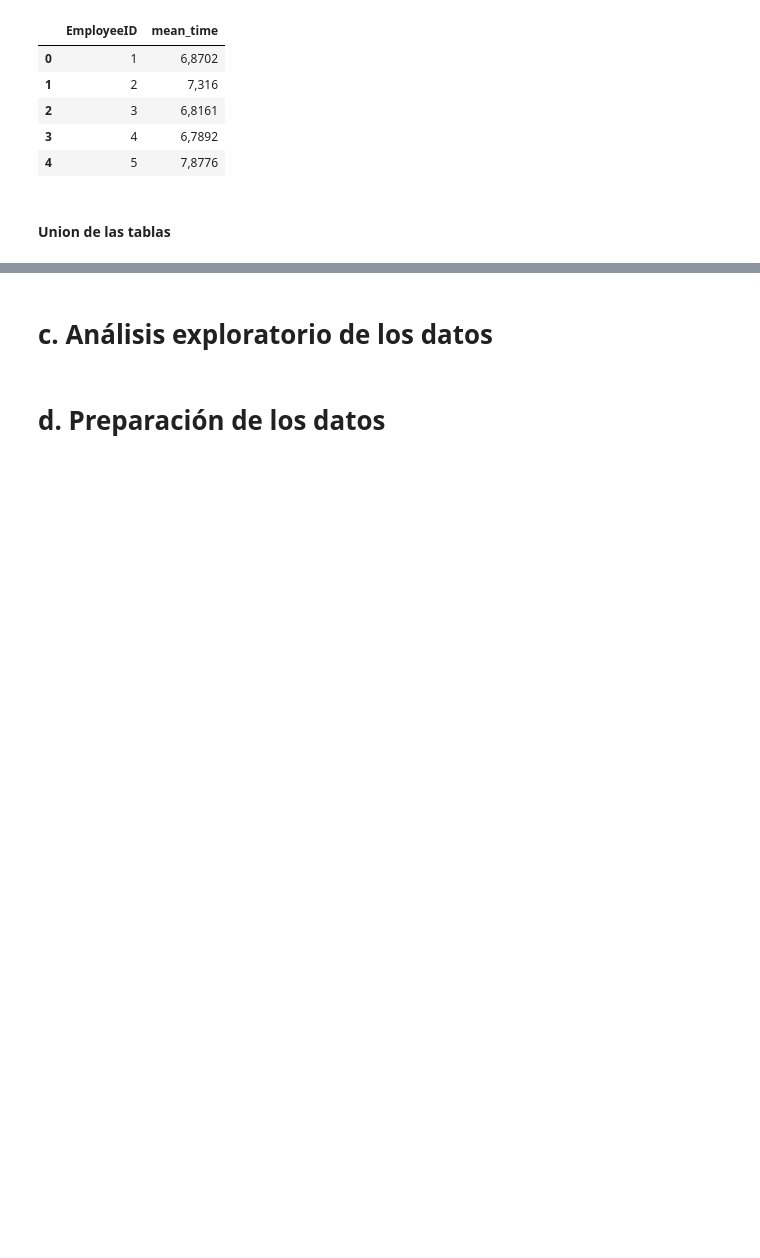
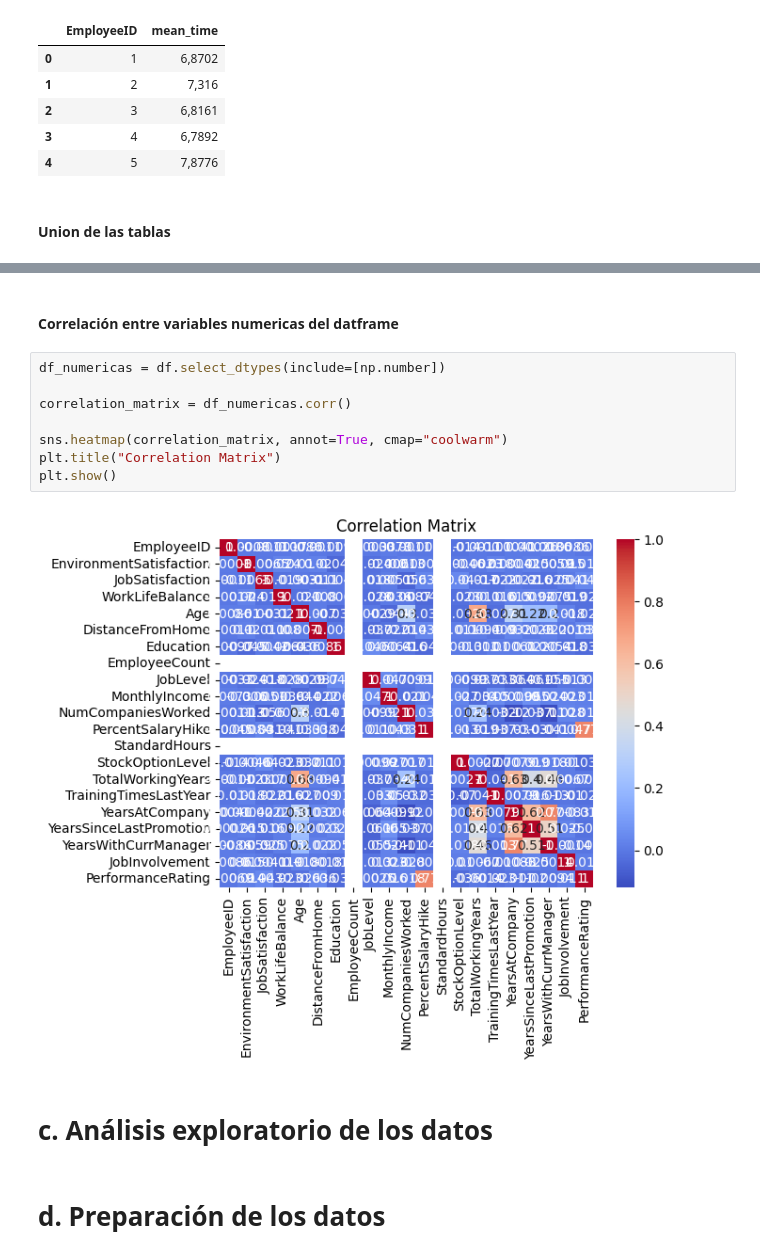
Before and after one commit to Nat280200/PROYECTO_ANALITICA_II, a Jupyter notebook: Entrega_uno.ipynb, the cells around one changed output, grey strips where cells are left out. Drawn from its saved outputs; the diff is of its cells as text; blank space fills up the shorter version.

Commit message:
correlación_variables_numéricas

```diff
--- a/Entrega_uno.ipynb
+++ b/Entrega_uno.ipynb
@@ -170,6 +162,18 @@ memory usage: 1.0+ MB
 | 1 | 2 | 3.0 | 2.0 | 4.0 | 31 | Yes | ... |
 | 2 | 3 | 2.0 | 2.0 | 1.0 | 32 | No | ... |
 3 rows × 30 columns
+# %% [markdown]
+#### Correlación entre variables numericas del datframe
+# %%
+df_numericas = df.select_dtypes(include=[np.number])
+
+correlation_matrix = df_numericas.corr()
+
+sns.heatmap(correlation_matrix, annot=True, cmap="coolwarm")
+plt.title("Correlation Matrix")
+plt.show()
+# %% [output]
+[figure, added]
 # %% [markdown]
 # c. Análisis exploratorio de los datos
 # %% [markdown]
```
Also changed, not shown: parts of 4 cells of this notebook.
